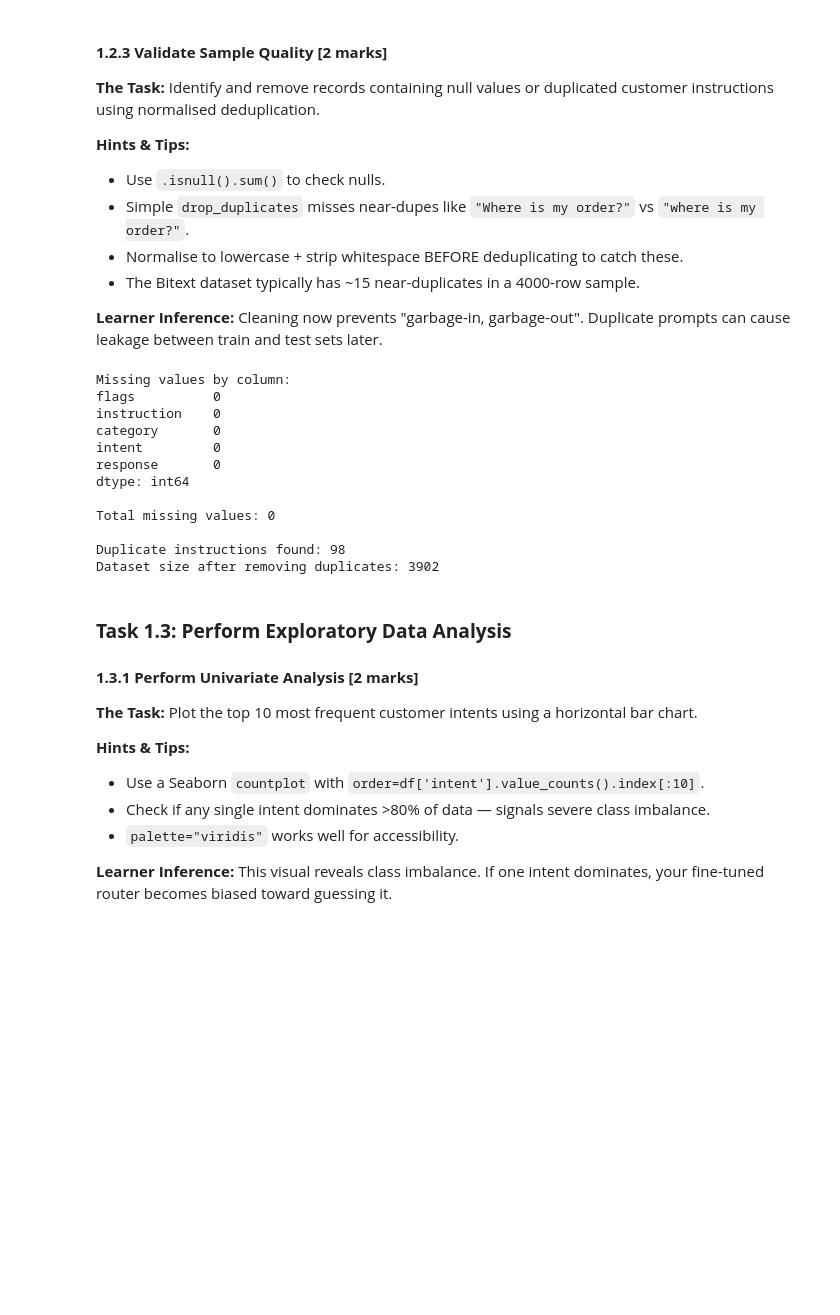
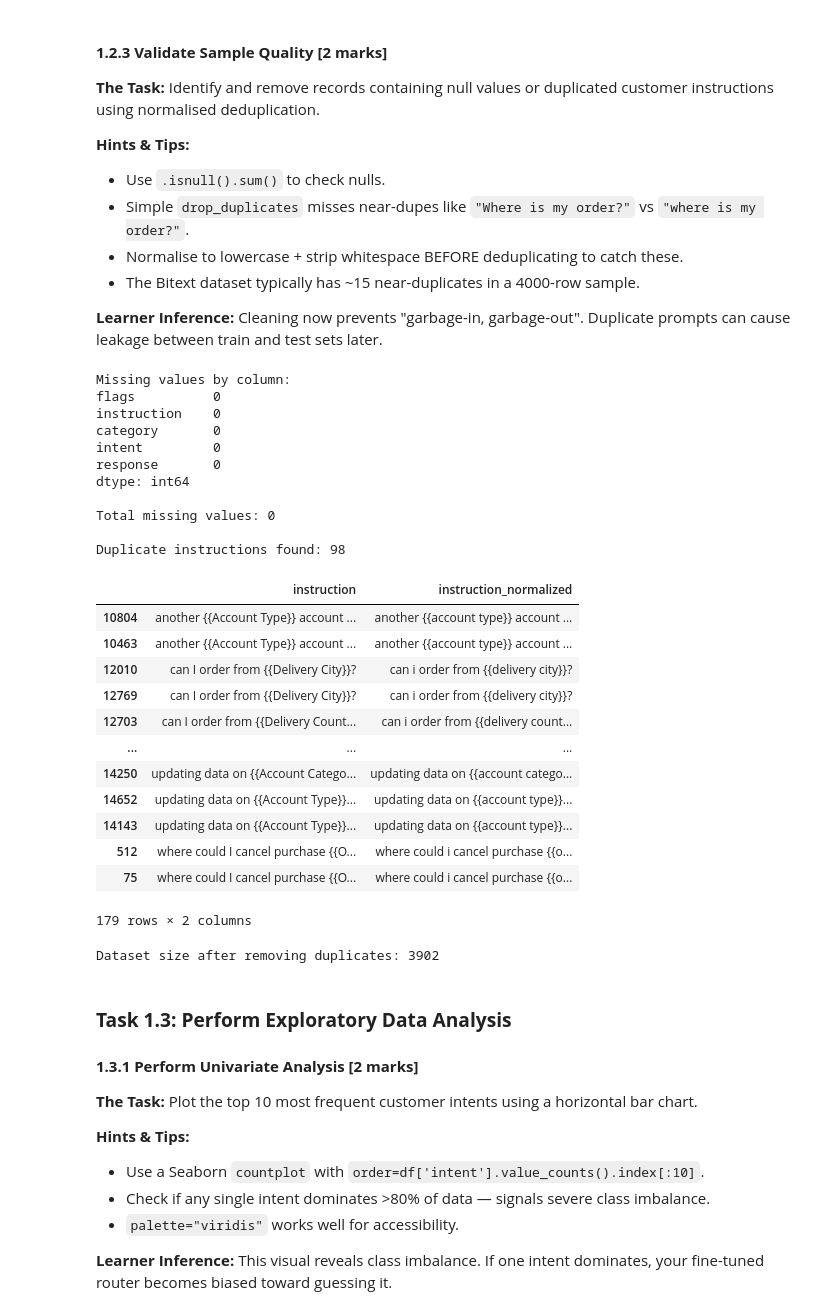
Before and after one commit to ssprajapati2021/Hybrid-RAG-Fine-Tuning, a Jupyter notebook: notebook/Data_Understanding_and_EDA.ipynb, the cells around one changed output. Cells and saved outputs as stored; diff of their text form; code cells hidden in the pictures; blank space fills up the shorter version.

```diff
--- a/notebook/Data_Understanding_and_EDA.ipynb
+++ b/notebook/Data_Understanding_and_EDA.ipynb
@@ -184,34 +199,54 @@ print(f"\nTotal missing values: {null_counts.sum()}")
 sampled_df["instruction_normalized"] = (
     sampled_df["instruction"]
       .str.lower()
       .str.strip()
 )
 
+# Find all duplicate instructions (including the first occurrence)
+duplicated_df = sampled_df[sampled_df.duplicated(
+    subset="instruction_normalized", keep=False)
+].sort_values("instruction_normalized")
+
 # Count duplicate instructions
 count_duplicate = sampled_df.duplicated(subset="instruction_normalized").sum()
 
 print(f"\nDuplicate instructions found: {count_duplicate}")
+
+display(duplicated_df[["instruction", "instruction_normalized"]])
 
 # Remove duplicates based on normalized instructions
 sampled_df = sampled_df.drop_duplicates(subset="instruction_normalized")
 
 print(f"Dataset size after removing duplicates: {len(sampled_df)}")
 
 # Remove the temporary column
 sampled_df = sampled_df.drop(columns="instruction_normalized")
 # %% [output]
 Missing values by column:
 flags          0
 instruction    0
 category       0
 intent         0
 response       0
 dtype: int64
 
 Total missing values: 0
 
 Duplicate instructions found: 98
-Dataset size after removing duplicates: 3902
+|  | instruction | instruction_normalized |
+| 10804 | another {{Account Type}} account ... | another {{account type}} account ... |
+| 10463 | another {{Account Type}} account ... | another {{account type}} account ... |
+| 12010 | can I order from {{Delivery City}}? | can i order from {{delivery city}}? |
+| 12769 | can I order from {{Delivery City}}? | can i order from {{delivery city}}? |
+| 12703 | can I order from {{Delivery Count... | can i order from {{delivery count... |
+| ... | ... | ... |
+| 14250 | updating data on {{Account Catego... | updating data on {{account catego... |
+| 14652 | updating data on {{Account Type}}... | updating data on {{account type}}... |
+| 14143 | updating data on {{Account Type}}... | updating data on {{account type}}... |
+| 512 | where could I cancel purchase {{O... | where could i cancel purchase {{o... |
+| 75 | where could I cancel purchase {{O... | where could i cancel purchase {{o... |
+179 rows × 2 columns
+Dataset size after removing duplicates: 3902
 # %% [markdown]
 ### **Task 1.3: Perform Exploratory Data Analysis**
 
```
Also changed, not shown: parts of 11 cells of this notebook.
